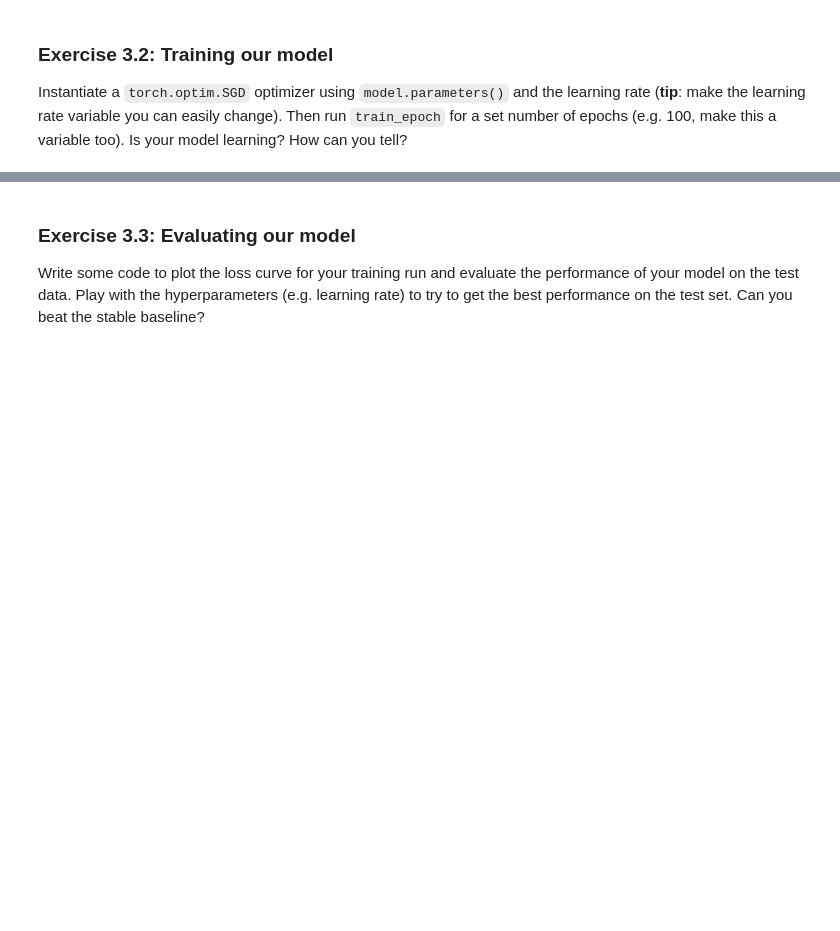
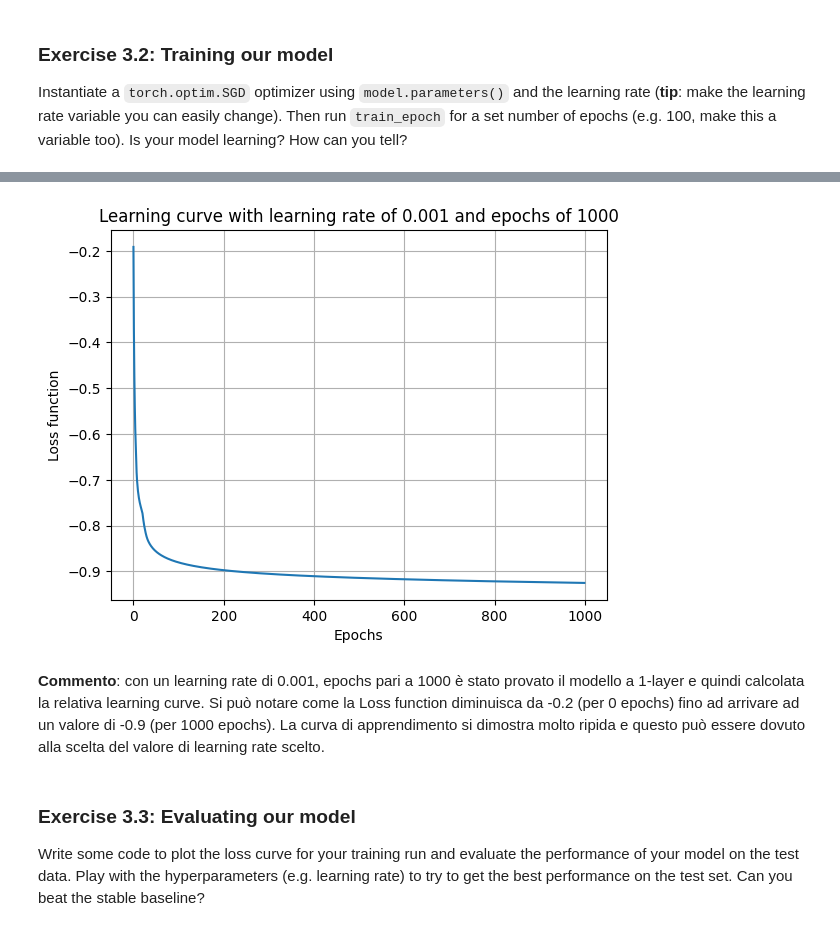
Before and after one commit to ammoniaca/lab4, a Jupyter notebook: Lab4-PyTorch.ipynb, the cells around one changed output, grey strips where cells are left out. Drawn from its saved outputs; the diff is of its cells as text; code cells hidden in the pictures; blank space fills up the shorter version.

```diff
--- a/Lab4-PyTorch.ipynb
+++ b/Lab4-PyTorch.ipynb
@@ -323,0 +349,9 @@ weighted avg       0.87      0.20      0.26     10000
+# %%
+# Quadratic Discriminant Analysis (QDA): default setting
+qda = QuadraticDiscriminantAnalysis()
+qda.fit(Xs_train_small, ys_train_small)
+print(f"Accuracy QDA: {(qda.predict(Xs_test) == ys_test.numpy()).mean()}\n")
+
+# classification report
+print("Classification report:\n")
+print(classification_report(qda.predict(Xs_test), ys_test))
@@ -332,8 +389,13 @@ Create a `DataLoader` for `ds_train` use a `batch_size` of about 16 or 32 to sta
 
 **EXTREMELY IMPORTANT**: Make sure you use `shuffle=True` in the constructor of your dataloader.
 # %%
-# Your code here.
 from torch.utils.data import DataLoader, TensorDataset
+
+# set batch size (i.e., 32)
 batch_size = 32
 
-dl_train = DataLoader(TensorDataset(Xs_train_small, ys_train_small), batch_size=batch_size, shuffle=True)
+dl_train = DataLoader(
+    TensorDataset(Xs_train_small, ys_train_small),
+    batch_size=batch_size,
+    shuffle=True
+)
@@ -444,0 +497,17 @@ weighted avg       0.92      0.92      0.92     10000
+# %%
+# set learning rate
+learning_rate = 0.001
+
+# Make an optimizer: Stochastic Gradient Descent (SGD)
+opt = torch.optim.SGD(model.parameters(), lr=learning_rate)
+
+# Model training
+epochs = 1000
+
+# Get Learning curve
+curve = [train_epoch(model, dl_train, opt) for _ in range(epochs)]
+
+# compute model accuracy
+predicts = torch.argmax(model(Xs_test), dim=1)
+accuracy = torch.sum(predicts == ys_test).item()/len(ys_test)
+print(f"Accuracy: {accuracy}")
@@ -445,3 +540,14 @@ weighted avg       0.92      0.92      0.92     10000
+# %%
+plt.plot(curve)
+plt.grid()
+plt.xlabel(f"Epochs")
+plt.ylabel("Loss function")
+plt.title(f"Learning curve with learning rate of {learning_rate} and epochs of {epochs}")
+plt.show()
+# %% [output]
+[figure, added]
+# %% [markdown]
+**Commento**: con un learning rate di 0.001, epochs pari a 1000 è stato provato il modello a 1-layer e quindi calcolata la relativa learning curve. Si può notare come la Loss function diminuisca da -0.2 (per 0 epochs) fino ad arrivare ad un valore di -0.9 (per 1000 epochs). La curva di apprendimento si dimostra molto ripida e questo può essere dovuto alla scelta del valore di learning rate scelto.
 # %% [markdown]
 ### Exercise 3.3: Evaluating our model
 
```
Also changed, not shown: parts of 34 cells of this notebook.
